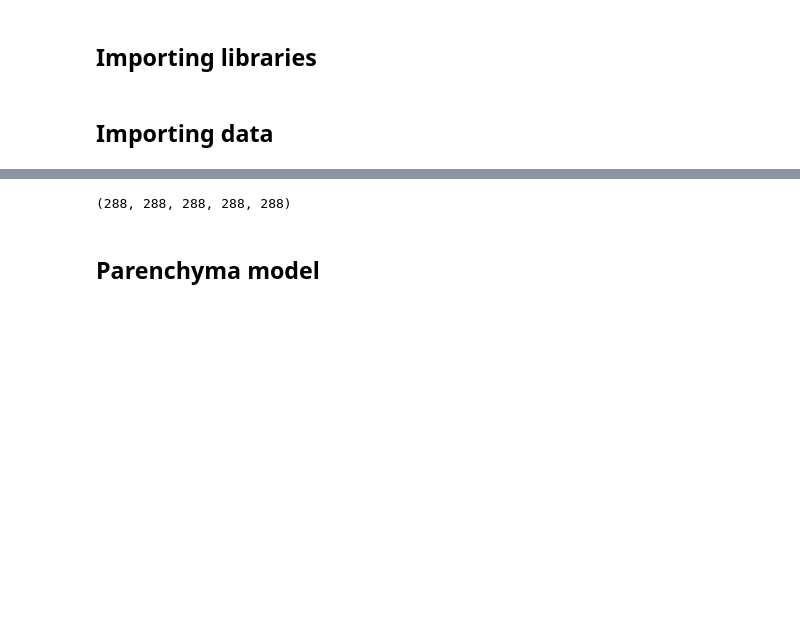
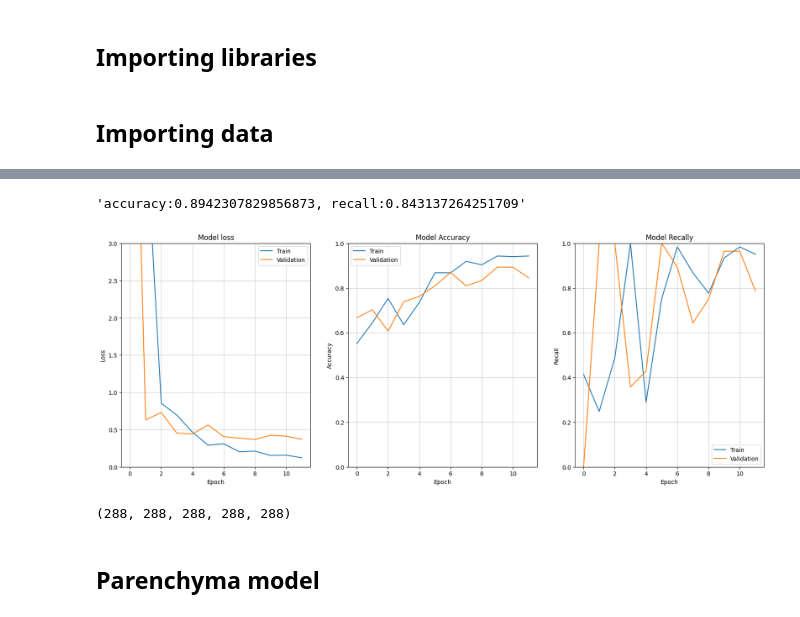
Before and after one commit to rkassila/Medical_AImaging, a Jupyter notebook: notebooks/binary_CT_lungs.ipynb, the cells around one changed output, grey strips where cells are left out. Saved outputs shown, nothing was run; the diff lists cells and outputs as text; code cells hidden in the pictures; blank space fills up the shorter version.

```diff
--- a/notebooks/binary_CT_lungs.ipynb
+++ b/notebooks/binary_CT_lungs.ipynb
@@ -35,0 +57,5 @@ images_normal = [cv2.imread(file) for file in glob.glob(url_normal+"*.png")]
+# %%
+train = AutoTrainer(url_normal, url_inter, limit=200)
+train.plot_loss_accuracy()
+train.evaluate_accuracy()
+# %% [output]
@@ -36,3 +79,5 @@ images_normal = [cv2.imread(file) for file in glob.glob(url_normal+"*.png")]
+'accuracy:0.8942307829856873, recall:0.843137264251709'
+[figure, added]
 # %%
 images_airspace = [cv2.imread(file) for file in glob.glob(url_airspace+"*.png")][:limite]
 images_bronch = [cv2.imread(file) for file in glob.glob(url_bronch+"*.png")][:limite]
```
Also changed, not shown: parts of 8 cells of this notebook, 2 other files.
